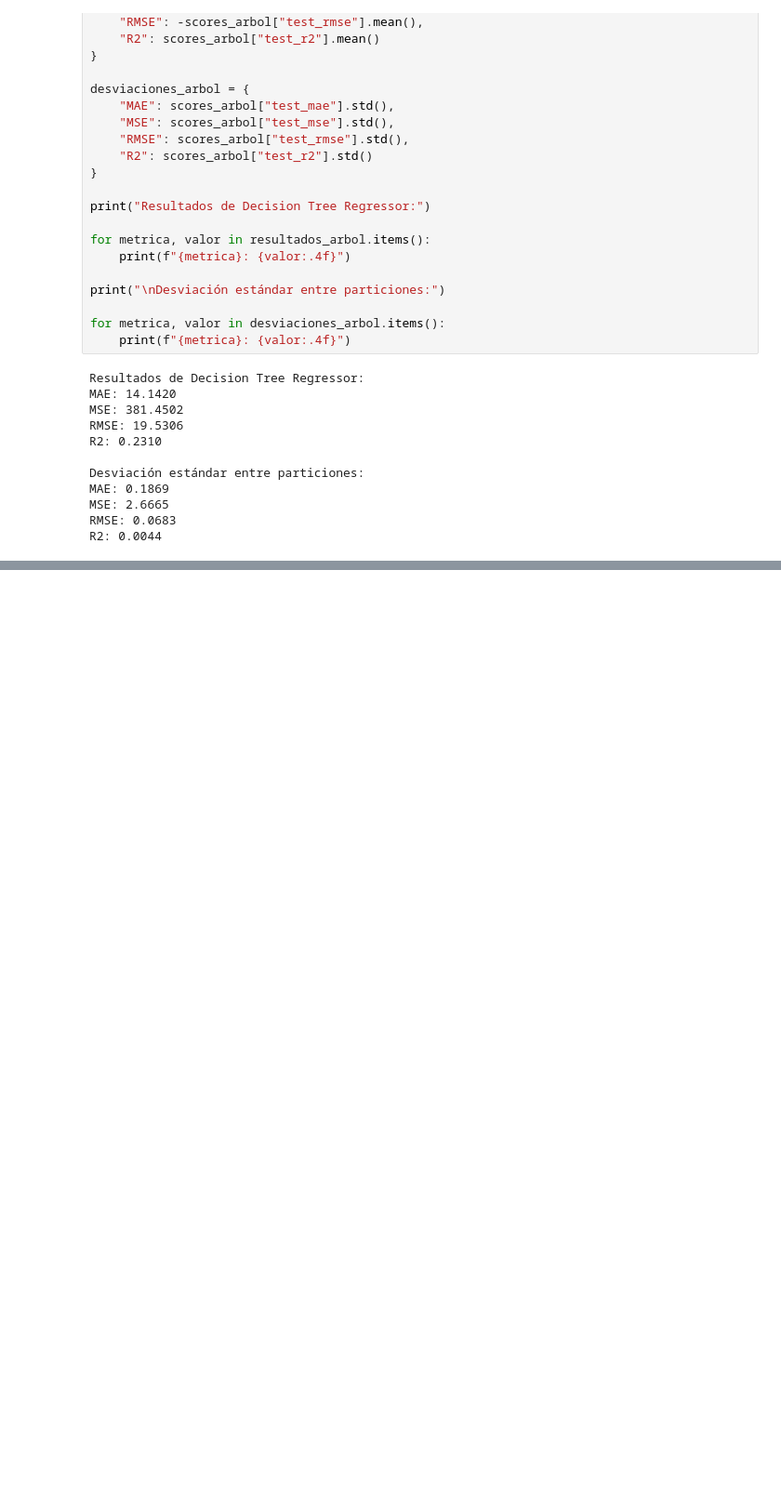
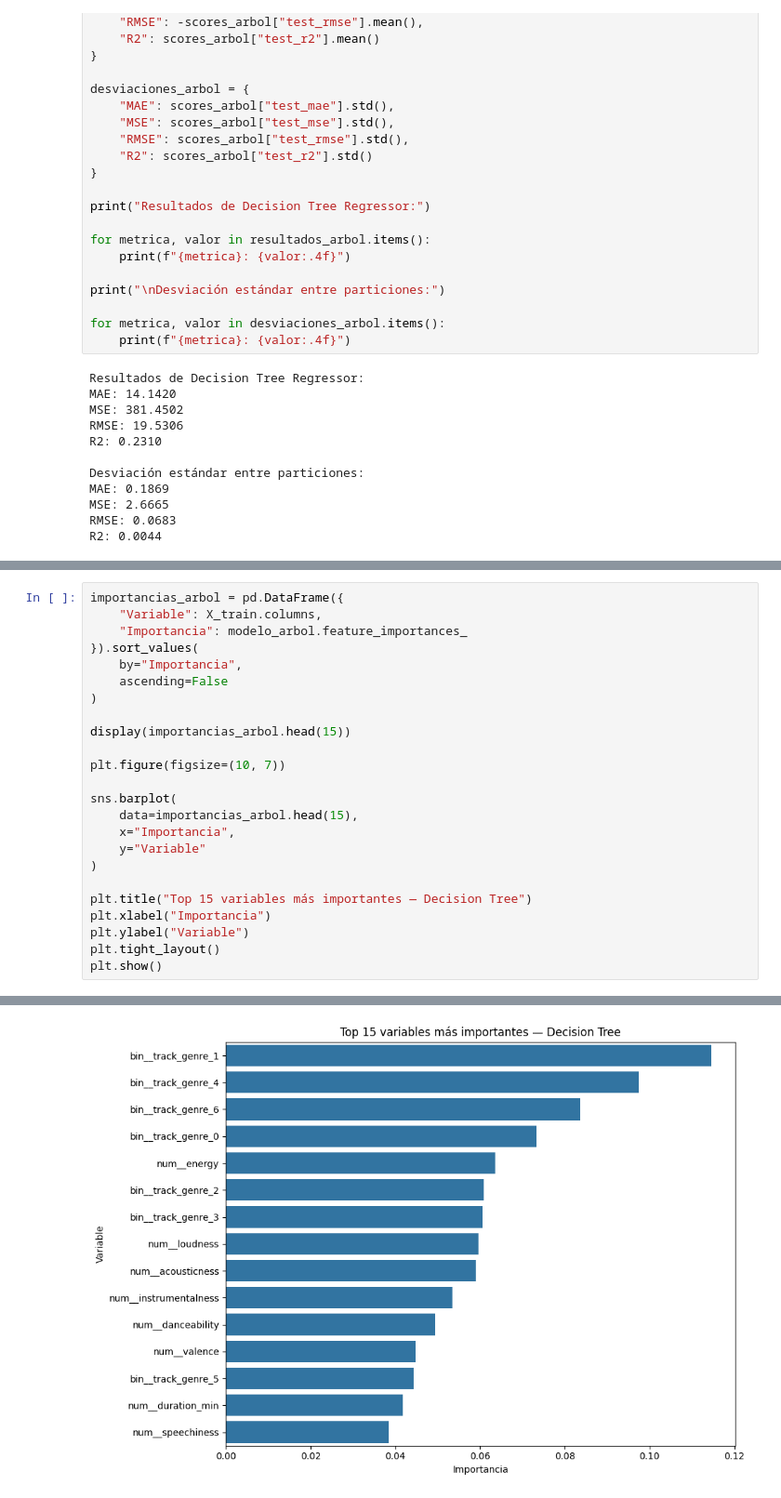
Before and after one commit to 0Trickster/Project-MLY-1, a Jupyter notebook: notebooks/modelos_supervisados/regresión/13_Decision_tree_regressor.ipynb, the cells around one changed output, grey strips where cells are left out. Shown at 93% size. Drawn from its saved outputs; the diff is of its cells as text; blank space fills up the shorter version.

```diff
--- a/notebooks/modelos_supervisados/regresión/13_Decision_tree_regressor.ipynb
+++ b/notebooks/modelos_supervisados/regresión/13_Decision_tree_regressor.ipynb
@@ -186,0 +243,25 @@ KeyError: 'mae'
+# %%
+importancias_arbol = pd.DataFrame({
+    "Variable": X_train.columns,
+    "Importancia": modelo_arbol.feature_importances_
+}).sort_values(
+    by="Importancia",
+    ascending=False
+)
+
+display(importancias_arbol.head(15))
+
+plt.figure(figsize=(10, 7))
+
+sns.barplot(
+    data=importancias_arbol.head(15),
+    x="Importancia",
+    y="Variable"
+)
+
+plt.title("Top 15 variables más importantes — Decision Tree")
+plt.xlabel("Importancia")
+plt.ylabel("Variable")
+plt.tight_layout()
+plt.show()
+# %% [output]
@@ -186,0 +284 @@ KeyError: 'mae'
+[figure, added]
```
Also changed, not shown: parts of 6 cells of this notebook.
